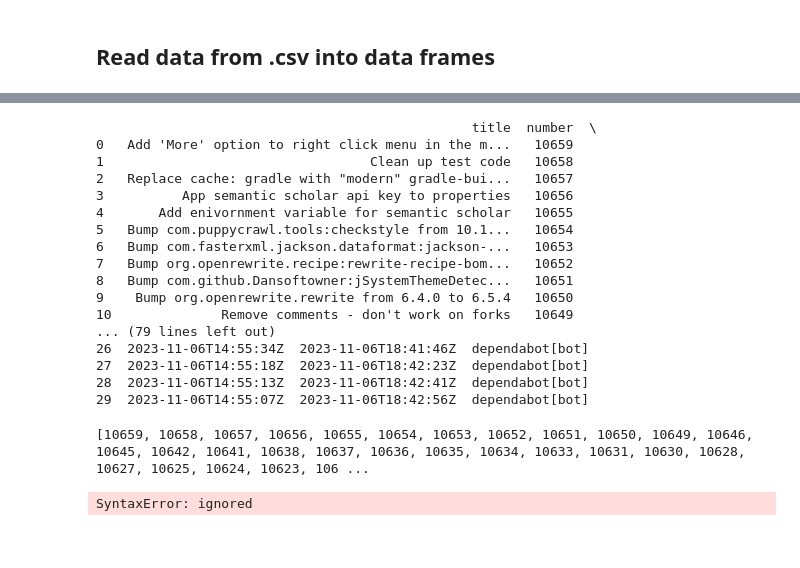
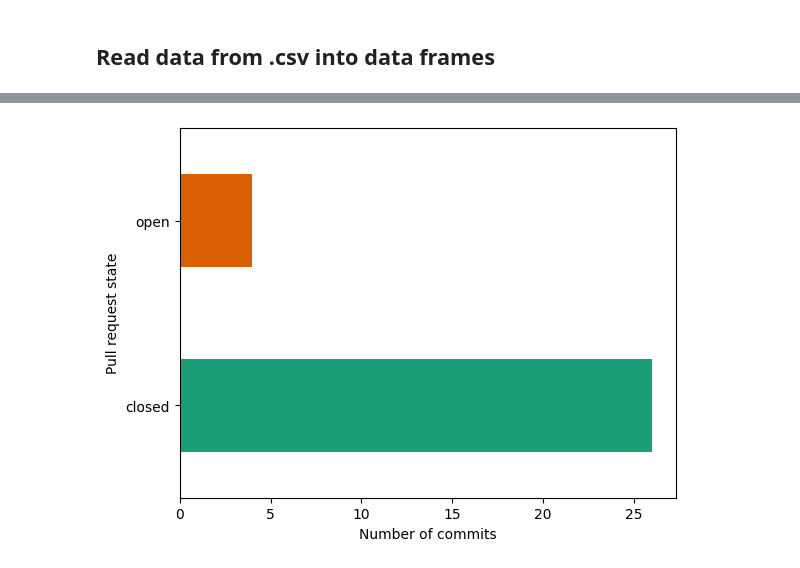
Before and after one commit to skyeNAU/INF502_Project2_Group3, a Jupyter notebook: Module 2.ipynb, the cells around one changed output, grey strips where cells are left out. Drawn from its saved outputs; the diff is of its cells as text; code cells hidden in the pictures; blank space fills up the shorter version.

Commit message:
First Plot with Seaborn - state vs number of commits

```diff
--- a/Module 2.ipynb
+++ b/Module 2.ipynb
@@ -329,28 +257,0 @@ Contributions: 2,208
-# %%
-#reading repos.cvs into pandas data frame
-repos_df=pd.read_csv('repos.csv')
-print(repos_df)
-# %% [output]
-                                                title  number  \
-0   Add 'More' option to right click menu in the m...   10659
-1                                  Clean up test code   10658
-2   Replace cache: gradle with "modern" gradle-bui...   10657
-3          App semantic scholar api key to properties   10656
-4       Add enivornment variable for semantic scholar   10655
-5   Bump com.puppycrawl.tools:checkstyle from 10.1...   10654
-6   Bump com.fasterxml.jackson.dataformat:jackson-...   10653
-7   Bump org.openrewrite.recipe:rewrite-recipe-bom...   10652
-8   Bump com.github.Dansoftowner:jSystemThemeDetec...   10651
-9    Bump org.openrewrite.rewrite from 6.4.0 to 6.5.4   10650
-10              Remove comments - don't work on forks   10649
-... (79 lines left out)
-26  2023-11-06T14:55:34Z  2023-11-06T18:41:46Z  dependabot[bot]
-27  2023-11-06T14:55:18Z  2023-11-06T18:42:23Z  dependabot[bot]
-28  2023-11-06T14:55:13Z  2023-11-06T18:42:41Z  dependabot[bot]
-29  2023-11-06T14:55:07Z  2023-11-06T18:42:56Z  dependabot[bot]
-# %%
-#collecting number columns values into list
-num_list=repos_df['number'].tolist()
-print(num_list)
-# %% [output]
-[10659, 10658, 10657, 10656, 10655, 10654, 10653, 10652, 10651, 10650, 10649, 10646, 10645, 10642, 10641, 10638, 10637, 10636, 10635, 10634, 10633, 10631, 10630, 10628, 10627, 10625, 10624, 10623, 106 ...
@@ -375,22 +257,0 @@ for i in num_list:
-# %%
-#collecting number of follower , followings , repos of a user into users.cvs file
-l=list(set(repos_df['user']))
-saving the data into cvs filewith open('users.csv', 'w', newline='',encoding="utf-8") as file:
-    writer = csv.writer(file)
-    writer.writerow(["user","number of repositories","number of followers","number of following"])
-    for i in l:
-        repo_url='https://api.github.com/users/'+str(i)+'/repos'
-        followers_url='https://api.github.com/users/'+str(i)+'/followers'
-        following_url='https://api.github.com/users/'+str(i)+'/following'
-        response1= requests.get(repo_url) #http request to the URL and collecting it reponse
-        response2 = requests.get(followers_url)#http request to the URL and collecting it reponse
-        response3 = requests.get(following_url)#http request to the URL and collecting it reponse
-        data1=response1.json()#the reponse data is converted json
-        data2=response2.json()#the reponse data is converted json
-        data3=response3.json()#the reponse data is converted json
-        num_repos=len(data1)
-        num_followers=len(data2)
-        num_following=len(data3)
-        writer.writerow([i,num_repos,num_followers,num_following]) #
-# %% [output]
-SyntaxError: ignored
@@ -420,18 +258,11 @@ all_repos['state']=np.where(all_repos['user']==repos_df['user'],repos_df['state'
-# %%
-#box plot that comapares closed vs open pulled requests in terms of number of commits
-sb.set_style("whitegrid")
-
-
-
-
-
-
-
-
-
-
-
-sb.boxplot(x = 'state', y = 'commits', data = all_repos)
+# %%
+from matplotlib import pyplot as plt
+import seaborn as sns
+pullreq_df.groupby('state').size().plot(kind='barh', color=sns.palettes.mpl_palette('Dark2'))
+plt.gca().set(xlabel='Number of commits', ylabel='Pull request state')
+plt.show()
+# %% [output]
+[figure, added]
 # %%
 #box plot that comapares closed vs open pulled requests in terms of additions
 sb.set_style("whitegrid")
```
Also changed, not shown: parts of 10 cells of this notebook.
